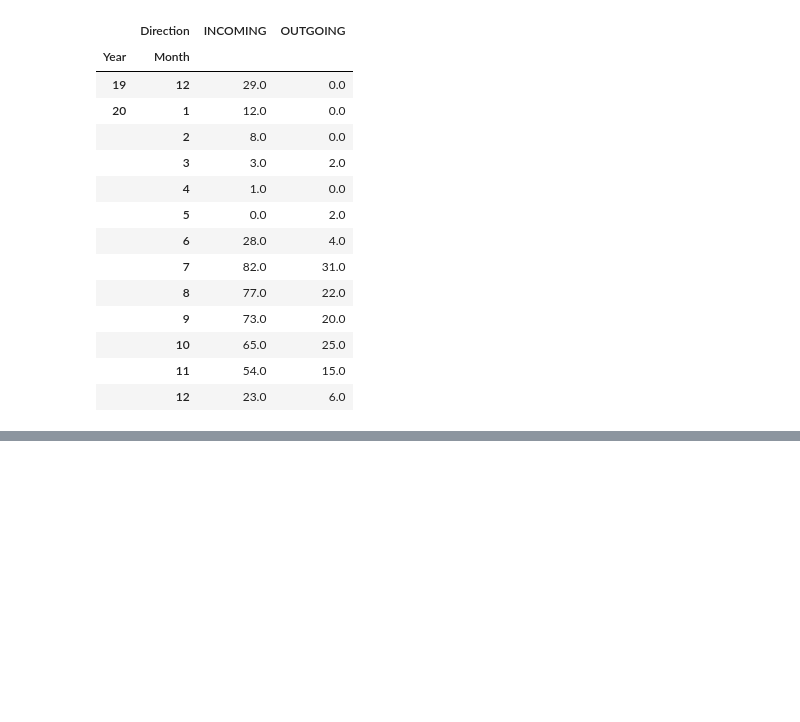
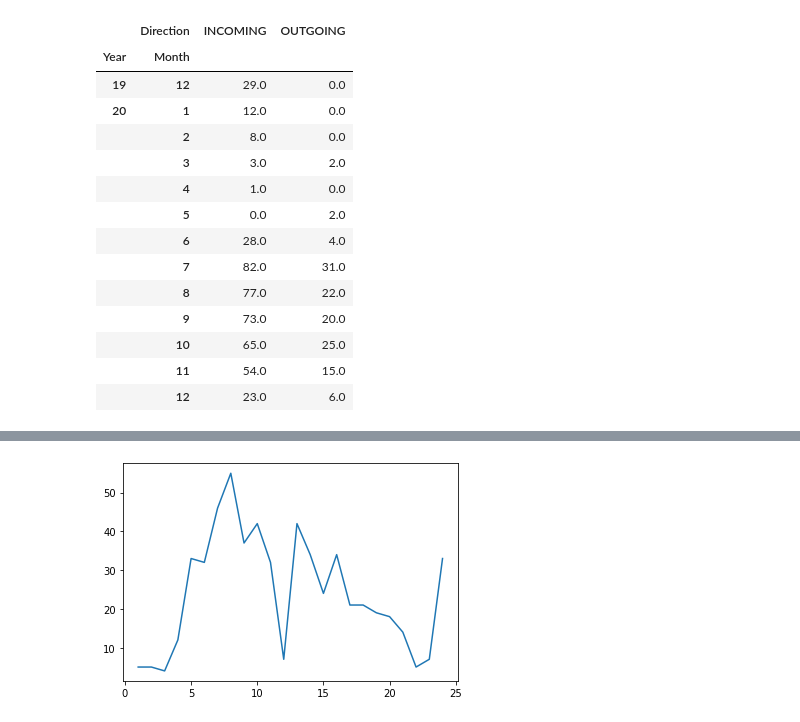
Before and after one commit to anmarphy/My_LinkedIn_2020_Dec, a Jupyter notebook: Basic_Information.ipynb, the cells around one changed output, grey strips where cells are left out. Drawn from its saved outputs; the diff is of its cells as text; code cells hidden in the pictures; blank space fills up the shorter version.

```diff
--- a/Basic_Information.ipynb
+++ b/Basic_Information.ipynb
@@ -101,0 +132,5 @@ plt.show()
+# %%
+plt.plot(Invitations.pivot_table(index=['Hour_st24'], values='From', aggfunc='count'))
+plt.show()
+# %% [output]
+[figure, added]
```
Also changed, not shown: parts of 10 cells of this notebook.
